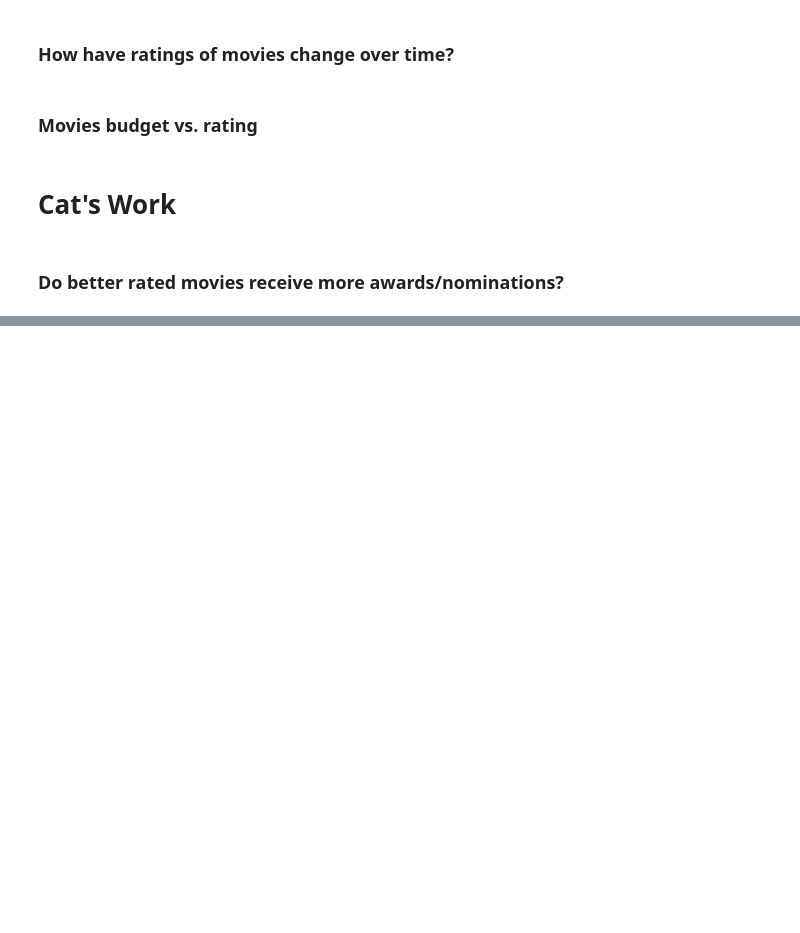
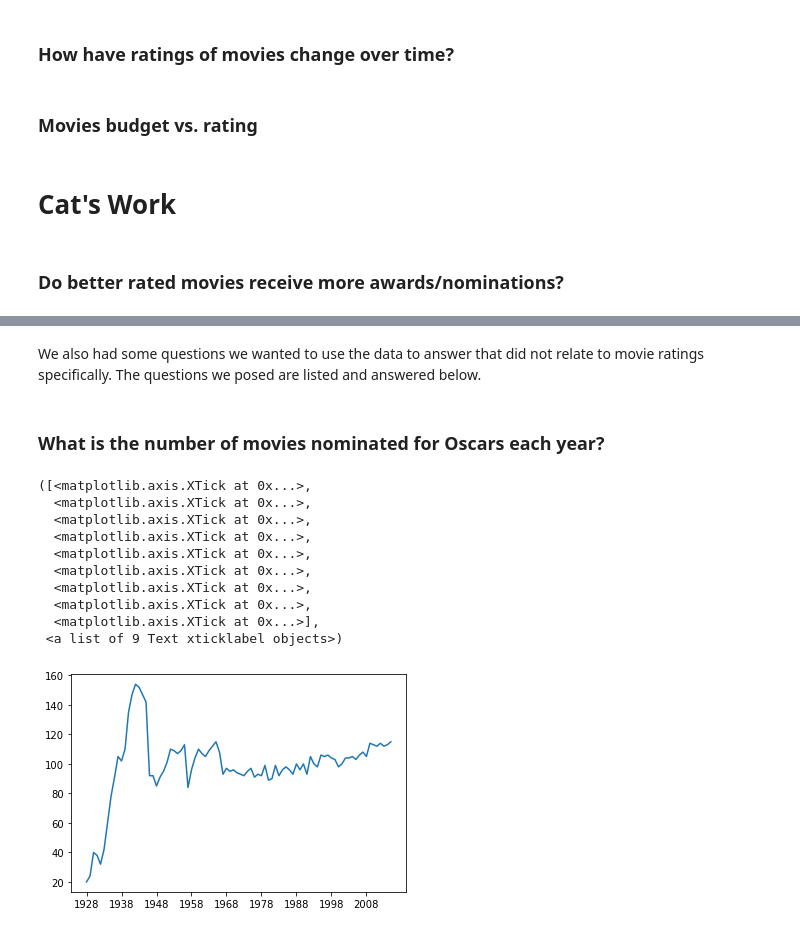
Before and after one commit to almetzler/SI330Final, a Jupyter notebook: NewFinal.ipynb, the cells around one changed output, grey strips where cells are left out. Saved outputs shown, nothing was run; the diff lists cells and outputs as text; code cells hidden in the pictures; blank space fills up the shorter version.

```diff
--- a/NewFinal.ipynb
+++ b/NewFinal.ipynb
@@ -58,0 +163,27 @@ The two things that she made were two ways to look at that
+# %% [markdown]
+We also had some questions we wanted to use the data to answer that did not relate to movie ratings specifically. The questions we posed are listed and answered below.
+# %% [markdown]
+### What is the number of movies nominated for Oscars each year?
+# %%
+# Read in the Oscar data
+award = pd.read_csv('oscars.csv')
+
+# grouping by year and getting the count of unique movies that year
+award_grouped = award.groupby('Year').nunique()
+
+# WORK ON THIS!!!!
+xaxis = [int(x[-4:]) for x in list(award_grouped.index)]
+plt.plot(xaxis, award_grouped['Film'])
+plt.xticks(np.arange(min(xaxis), max(xaxis)+1, 10.0))
+# %% [output]
+([<matplotlib.axis.XTick at 0x...>,
+  <matplotlib.axis.XTick at 0x...>,
+  <matplotlib.axis.XTick at 0x...>,
+  <matplotlib.axis.XTick at 0x...>,
+  <matplotlib.axis.XTick at 0x...>,
+  <matplotlib.axis.XTick at 0x...>,
+  <matplotlib.axis.XTick at 0x...>,
+  <matplotlib.axis.XTick at 0x...>,
+  <matplotlib.axis.XTick at 0x...>],
+ <a list of 9 Text xticklabel objects>)
+[figure, added]
```
Also changed, not shown: parts of 14 cells of this notebook, 1 other file.
